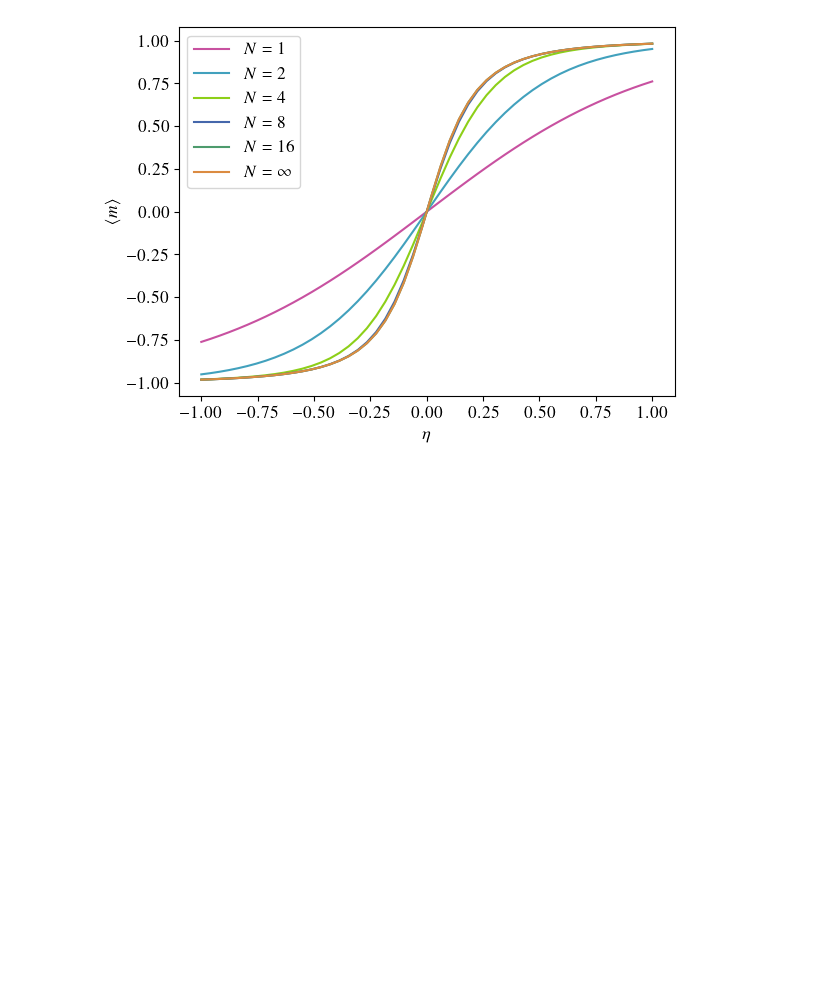
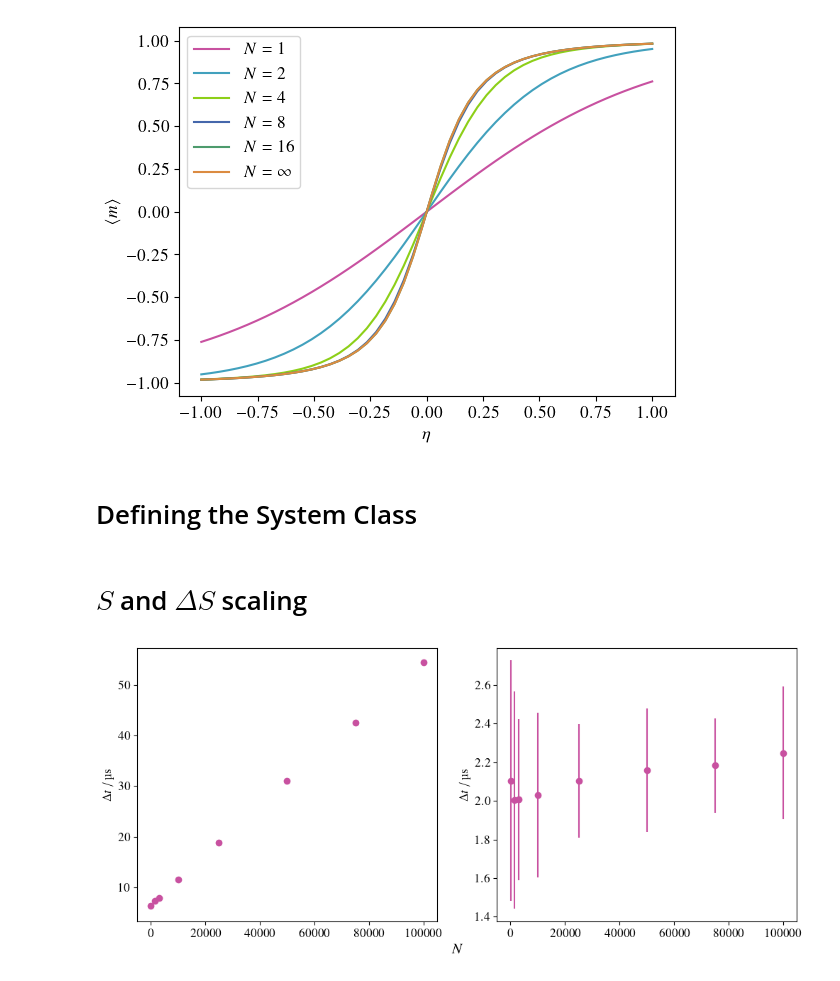
Before and after one commit to rojinaks/ComputationalPhysics, a Jupyter notebook: Exercise_4/main.ipynb, the cells around one changed output. Cells and saved outputs as stored; diff of their text form; code cells hidden in the pictures; blank space fills up the shorter version.

Commit message:
ex 4 action scaling

```diff
--- a/Exercise_4/main.ipynb
+++ b/Exercise_4/main.ipynb
@@ -48,6 +50,5 @@ plt.savefig("magnetization.pdf")
 # plt.ylim(-12, 12)
 # %% [output]
 [figure]
-# %%
-def action(spin_configuration: np.ndarray, zeta, eta):
-    pass
+# %% [markdown]
+# Defining the System Class
@@ -53,0 +95,54 @@ def action(spin_configuration: np.ndarray, zeta, eta):
+# %% [markdown]
+# $S$ and $\Delta S$ scaling
+# %%
+from time import time_ns
+
+action_time_averages = []
+delta_action_time_averages = []
+action_time_std = []
+delta_action_time_std = []
+
+barstyle = {
+    "lines.linestyle": "",
+    "lines.marker": "o"
+}
+
+spin_numbers = [50, 1_500, 3_000, 10_000, 25_000, 50_000, 75_000, 100_000]
+
+for n in spin_numbers:
+    system = SpinSystem(zeta=.75, eta=0.5, n=n)
+
+    action_times = []
+    delta_action_times = []
+
+    for _ in range(1000):
+        config = system.generate_spin_config()
+
+        start = time_ns()
+        system.action(config)
+        action_times.append((time_ns() - start) / 1000)
+
+        start = time_ns()
+        system.delta_action(config, 1)
+        delta_action_times.append((time_ns() - start) / 1000)
+
+    action_time_averages.append(np.mean(action_times))
+    action_time_std.append(np.std(delta_action_times))
+    delta_action_time_averages.append(np.mean(delta_action_times))
+    delta_action_time_std.append(np.std(delta_action_times))
+
+
+fig, ax = plt.subplots(1, 2, figsize=(12, 5))
+
+with plt.rc_context(barstyle):
+    ax[0].errorbar(spin_numbers, action_time_averages, yerr=action_time_std)
+    ax[1].errorbar(spin_numbers, delta_action_time_averages, yerr=delta_action_time_std)
+
+    ax[0].set_ylabel(r"$\Delta t \,/\, \unit{\micro\second}$")
+    ax[0].set_title(r"Time Complexity of $S$")
+    ax[1].set_ylabel(r"$\Delta t \,/\, \unit{\micro\second}$")
+    ax[1].set_title(r"Time Complexity of $\Delta S$")
+    fig.supxlabel(r"$N$")
+    fig.savefig("action_spin_number_scaling.pdf")
+# %% [output]
+[figure, added]
```
Also changed, not shown: parts of 2 cells of this notebook, 1 other file.
